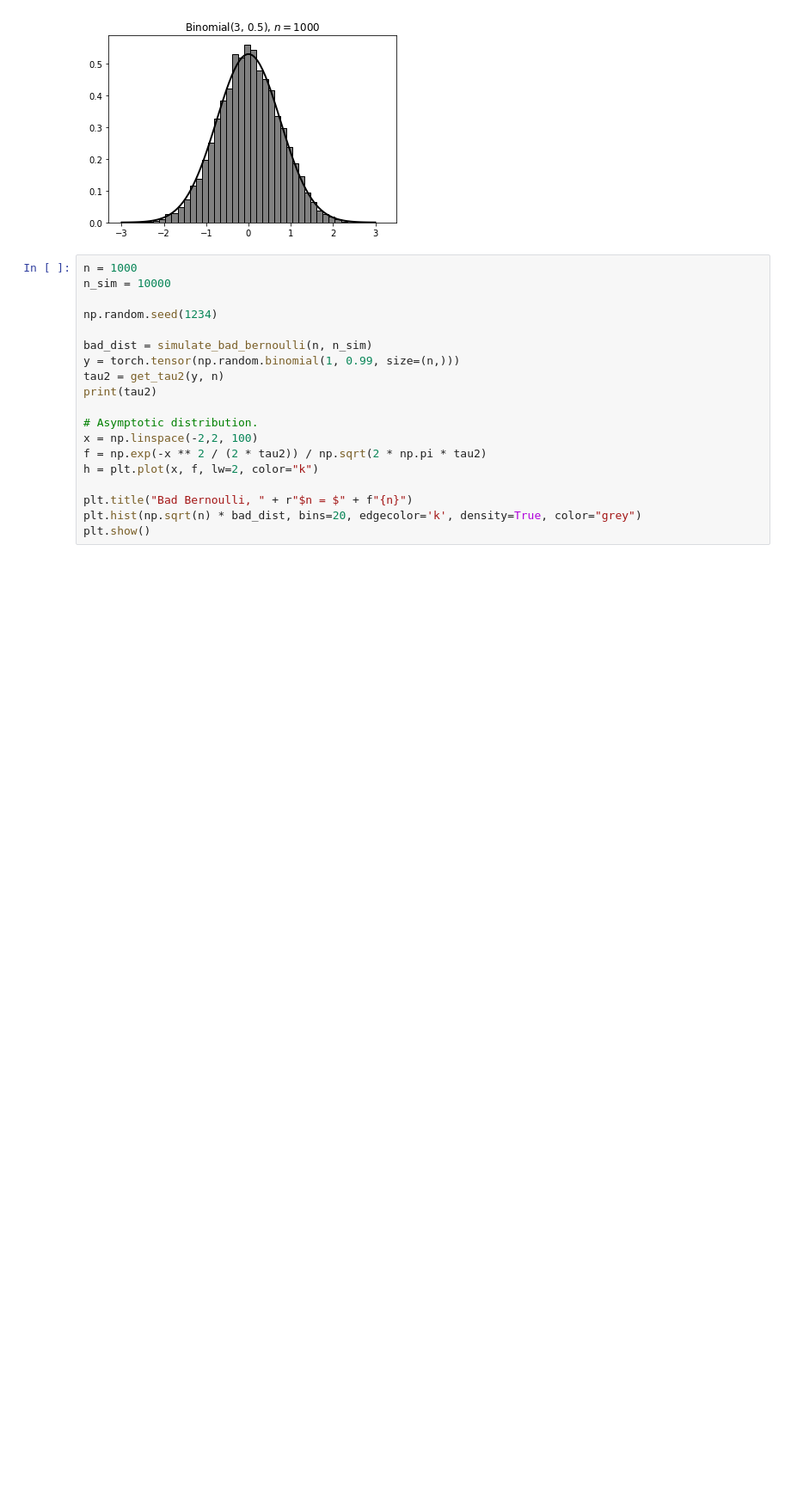
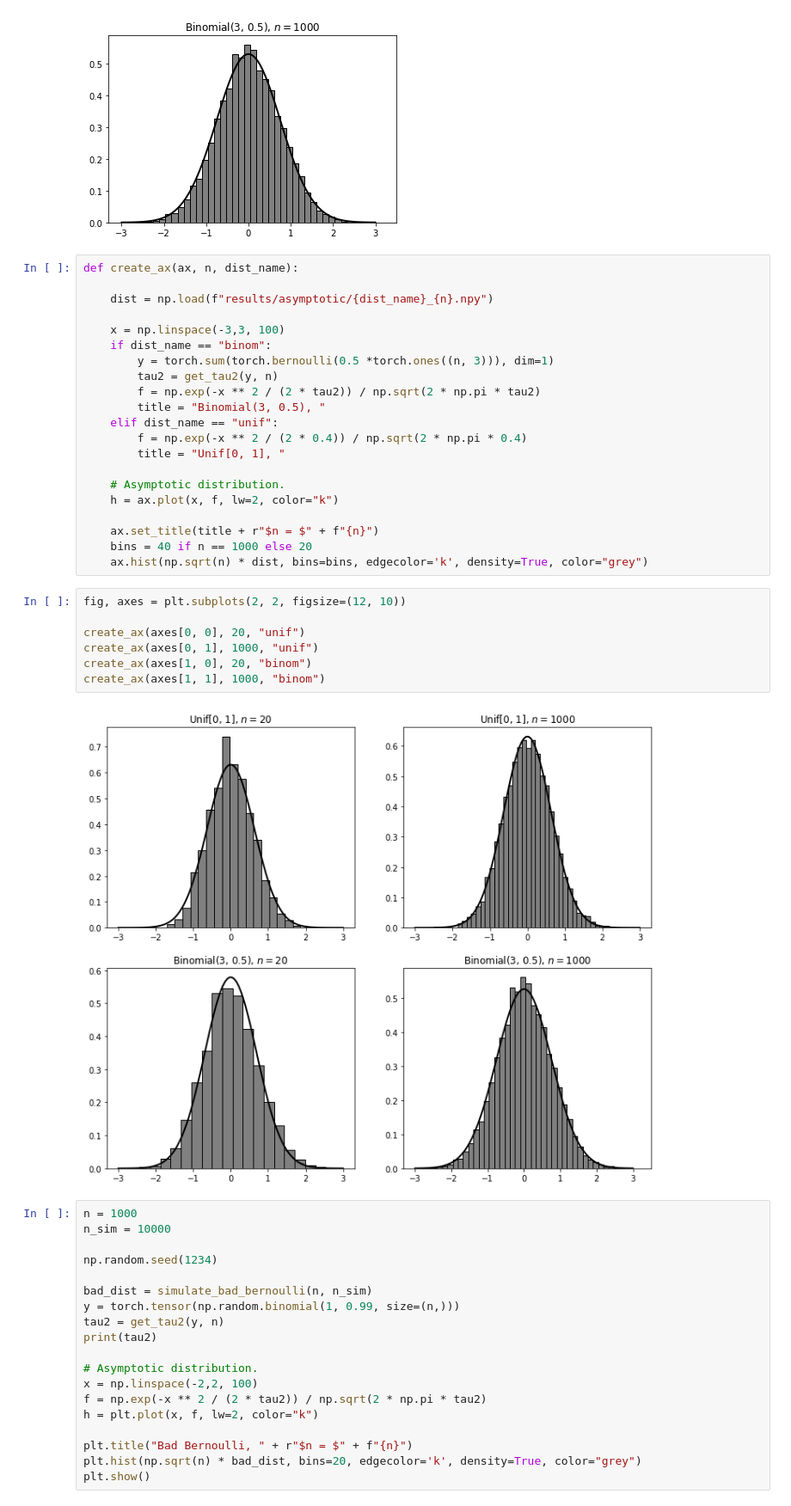
Before and after one commit to ronakdm/prelim, a Jupyter notebook: figure-3.ipynb, the cells around one changed output. Shown at 86% size. Drawn from its saved outputs; the diff is of its cells as text; blank space fills up the shorter version.

```diff
--- a/figure-3.ipynb
+++ b/figure-3.ipynb
@@ -143,6 +143,36 @@ plt.hist(np.sqrt(n) * binom_dist, bins=40, edgecolor='k', density=True, color="g
 plt.show()
 # %% [output]
 [figure]
+# %%
+def create_ax(ax, n, dist_name):
+
+    dist = np.load(f"results/asymptotic/{dist_name}_{n}.npy")
+
+    x = np.linspace(-3,3, 100)
+    if dist_name == "binom":
+        y = torch.sum(torch.bernoulli(0.5 *torch.ones((n, 3))), dim=1)
+        tau2 = get_tau2(y, n)
+        f = np.exp(-x ** 2 / (2 * tau2)) / np.sqrt(2 * np.pi * tau2)
+        title = "Binomial(3, 0.5), "
+    elif dist_name == "unif":
+        f = np.exp(-x ** 2 / (2 * 0.4)) / np.sqrt(2 * np.pi * 0.4)
+        title = "Unif[0, 1], "
+
+    # Asymptotic distribution.
+    h = ax.plot(x, f, lw=2, color="k")
+
+    ax.set_title(title + r"$n = $" + f"{n}")
+    bins = 40 if n == 1000 else 20
+    ax.hist(np.sqrt(n) * dist, bins=bins, edgecolor='k', density=True, color="grey")
+# %%
+fig, axes = plt.subplots(2, 2, figsize=(12, 10))
+
+create_ax(axes[0, 0], 20, "unif")
+create_ax(axes[0, 1], 1000, "unif")
+create_ax(axes[1, 0], 20, "binom")
+create_ax(axes[1, 1], 1000, "binom")
+# %% [output]
+[figure, added]
 # %%
 n = 1000
 n_sim = 10000
```
Also changed, not shown: 15 other files.
